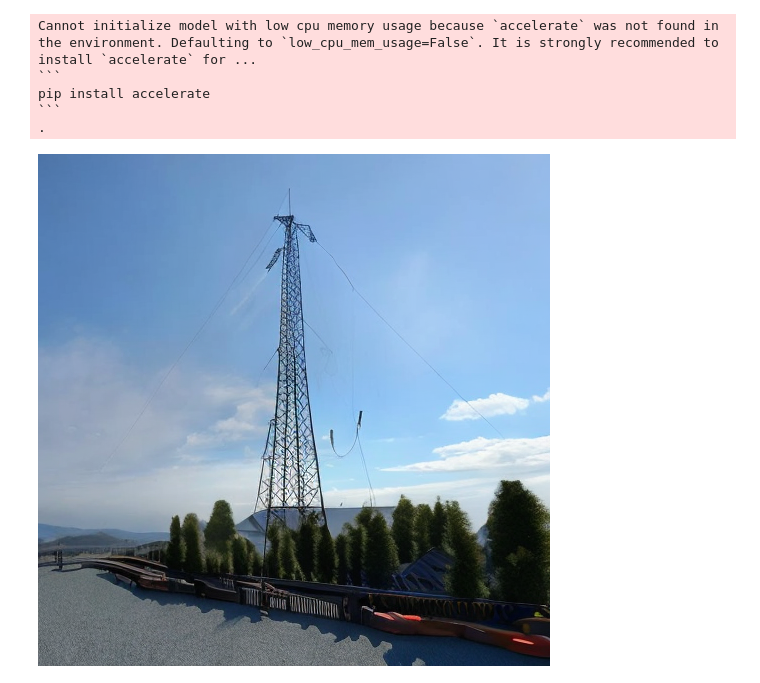
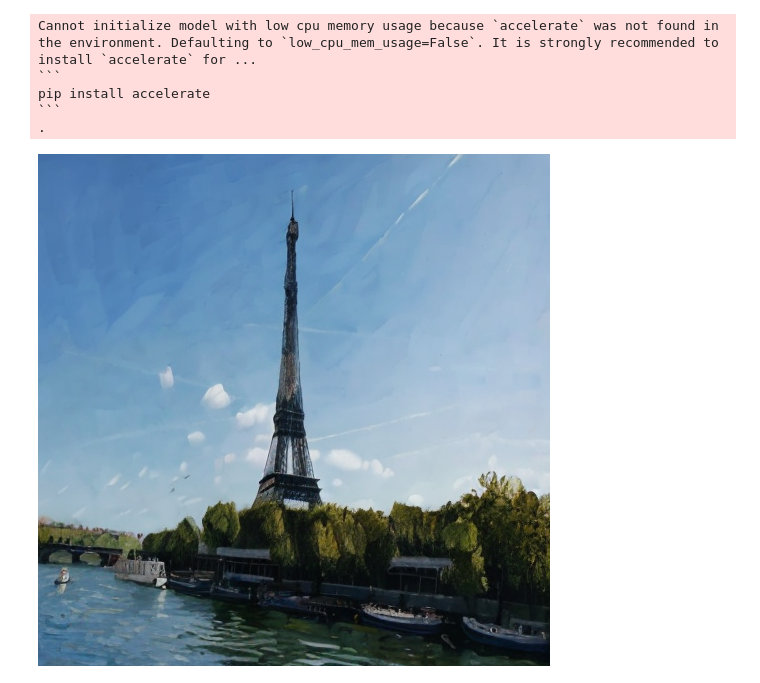
Before and after one commit to protocol-streams/research, a Jupyter notebook: StabilityDiffusion.ipynb, the cells around one changed output. Cells and saved outputs as stored; diff of their text form; code cells hidden in the pictures.

````diff
--- a/StabilityDiffusion.ipynb
+++ b/StabilityDiffusion.ipynb
@@ -74,9 +74,9 @@ pip install accelerate
 ```
 .
 # %%
-prompt = "mountain view"
+prompt = "eiffel tower in van gogh style"
 n_prompt = "bad, deformed, ugly, bad anatomy"
-image = pipe(prompt=prompt, image=init_image, negative_prompt=n_prompt, strength=0.8).images[0]
+image = pipe(prompt=prompt, image=init_image, negative_prompt=n_prompt, strength=0.3).images[0]
 image
 # %% [output]
-[figure, old version]
+[figure, new version]
````
Also changed, not shown: parts of 1 cell of this notebook.
